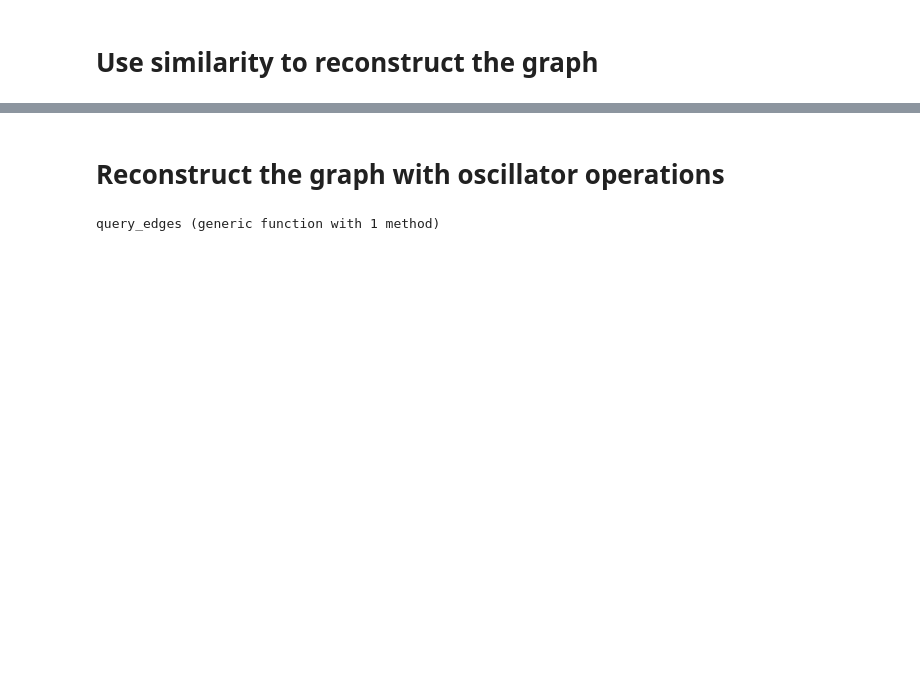
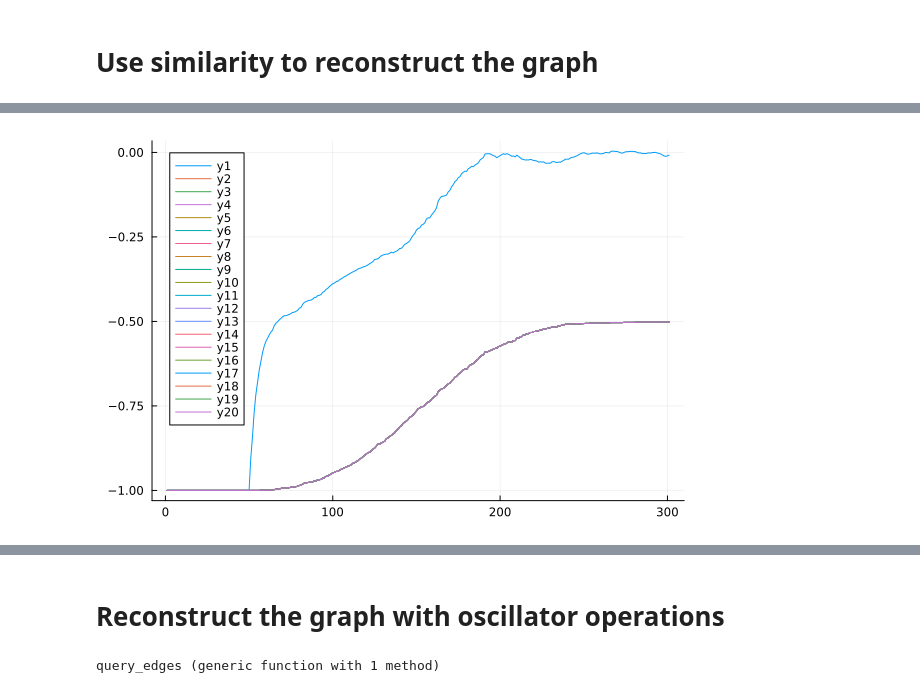
Before and after one commit to wilkieolin/phasor_julia, a Jupyter notebook: graph_demo.ipynb, the cells around one changed output, grey strips where cells are left out. Cells and saved outputs as stored; diff of their text form; code cells hidden in the pictures; blank space fills up the shorter version.

```diff
--- a/graph_demo.ipynb
+++ b/graph_demo.ipynb
@@ -172,0 +210,2 @@ rec1 = query_edges(gv1, nv1)
+# %%
+anvt1 = vcat_trains(nvt1)
@@ -172,0 +214,2 @@ rec1 = query_edges(gv1, nv1)
+# %%
+q = unbind(gvt1, nvt1[1], spk_args=sa, tspan=tspan)
@@ -172,0 +222,2 @@ rec1 = query_edges(gv1, nv1)
+# %%
+qs = similarity_outer(q, delay_train(anvt1, 0.5), dims=1, spk_args=sa, tspan=tspan)
@@ -172,0 +245,4 @@ rec1 = query_edges(gv1, nv1)
+# %%
+plot(qs[1,:,1,:])
+# %% [output]
+[figure, added]
```
Also changed, not shown: parts of 32 cells of this notebook, 4 other files.
